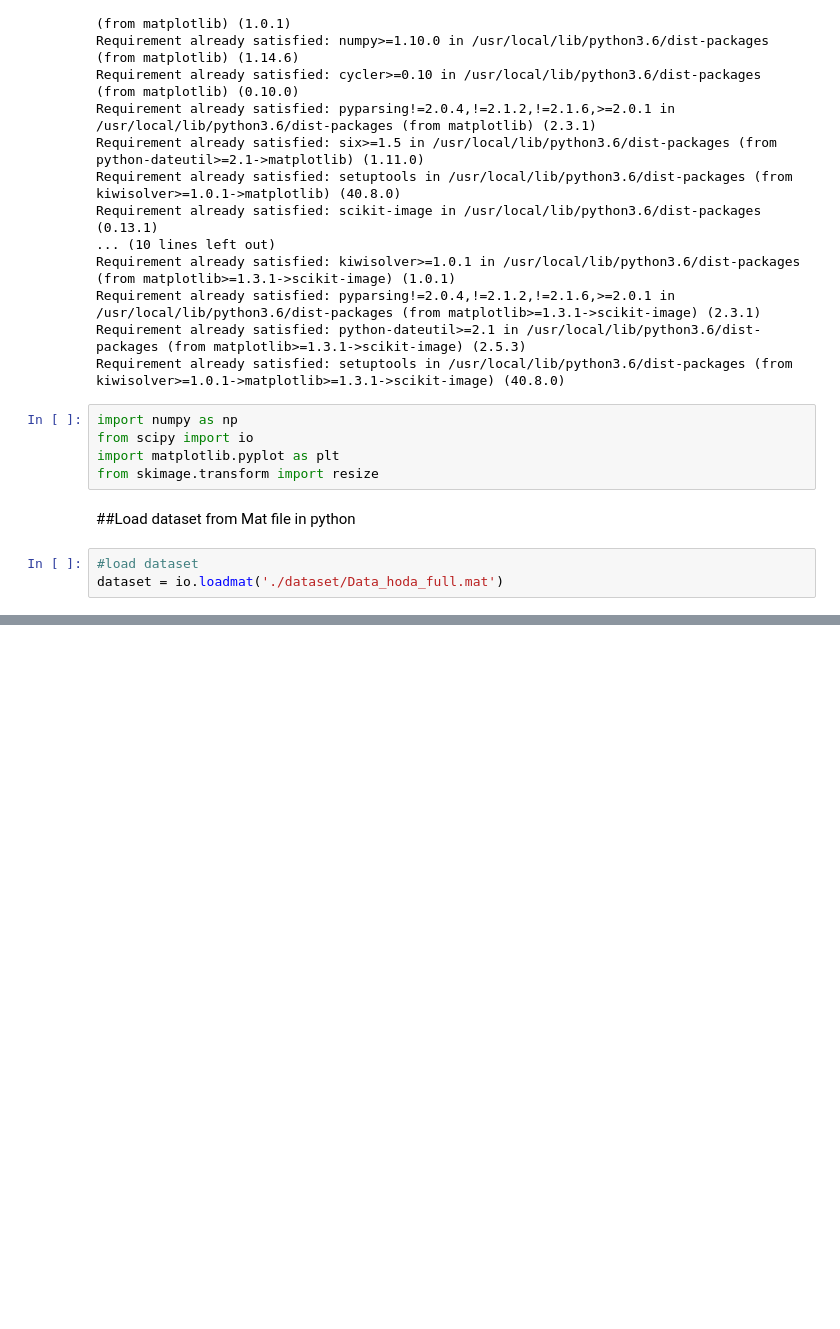
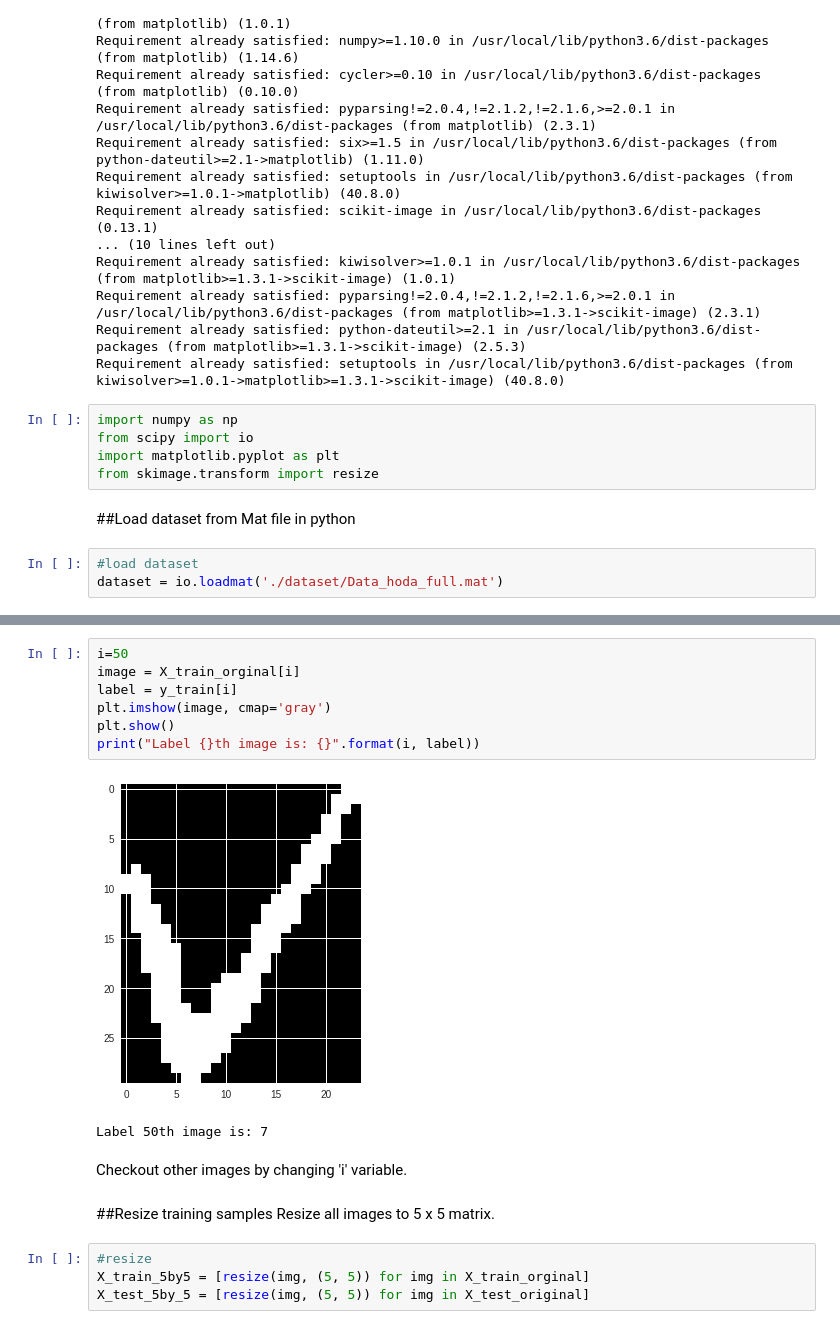
Before and after one commit to hkhojasteh/Personal-Blog, a Jupyter notebook: introduction-to-deep-learning-with-keras-workshop/01_Introduction_to_Deep_Learning_with_Keras_Workshop.ipynb, the cells around one changed output, grey strips where cells are left out. Drawn from its saved outputs; the diff is of its cells as text; blank space fills up the shorter version.

```diff
--- a/introduction-to-deep-learning-with-keras-workshop/01_Introduction_to_Deep_Learning_with_Keras_Workshop.ipynb
+++ b/introduction-to-deep-learning-with-keras-workshop/01_Introduction_to_Deep_Learning_with_Keras_Workshop.ipynb
@@ -192,0 +211,19 @@ dataset = io.loadmat('./dataset/Data_hoda_full.mat')
+# %%
+i=50
+image = X_train_orginal[i]
+label = y_train[i]
+plt.imshow(image, cmap='gray')
+plt.show()
+print("Label {}th image is: {}".format(i, label))
+# %% [output]
+[figure, added]
+Label 50th image is: 7
+# %% [markdown]
+Checkout other images by changing 'i' variable.
+# %% [markdown]
+##Resize training samples
+Resize all images to 5 x 5 matrix.
+# %%
+#resize
+X_train_5by5 = [resize(img, (5, 5)) for img in X_train_orginal]
+X_test_5by_5 = [resize(img, (5, 5)) for img in X_test_original]
```
Also changed, not shown: parts of 5 cells of this notebook.
